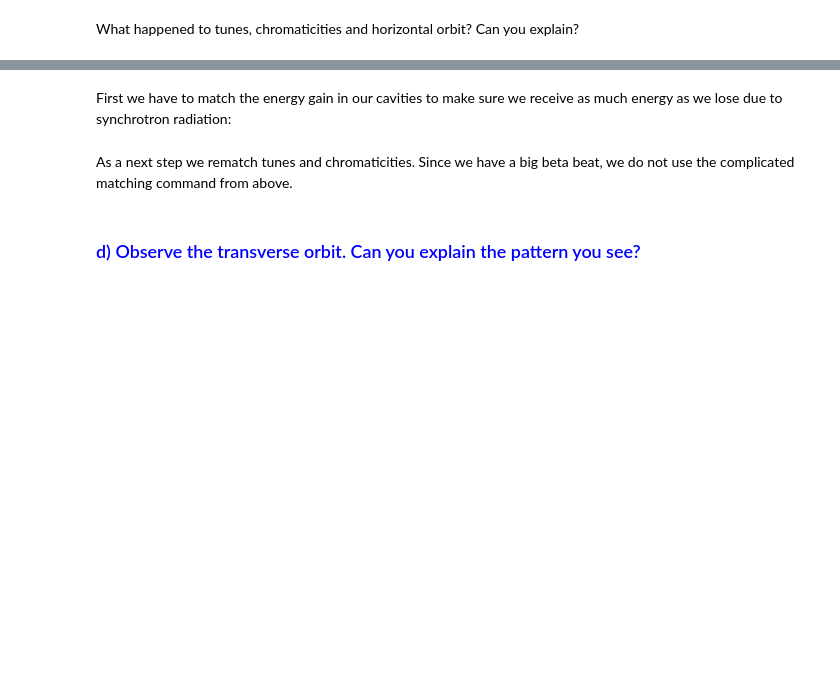
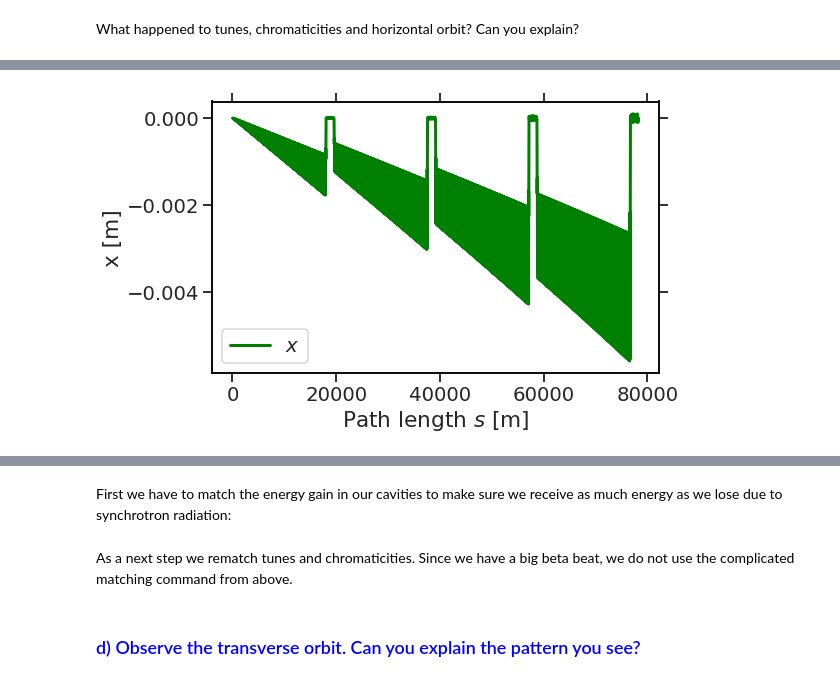
Before and after one commit to youcann/JUAS-2022-accelerator-workshop-group10, a Jupyter notebook: JUAS22_AccDesign_Topic-III-Lattice-Design.ipynb, the cells around one changed output, grey strips where cells are left out. Drawn from its saved outputs; the diff is of its cells as text; code cells hidden in the pictures; blank space fills up the shorter version.

```diff
--- a/JUAS22_AccDesign_Topic-III-Lattice-Design.ipynb
+++ b/JUAS22_AccDesign_Topic-III-Lattice-Design.ipynb
@@ -1905,3 +2001,12 @@ plt.legend();
+# %%
+plt.figure(figsize=(8, 5))
+plt.plot(twiss['s'], twiss['x'], label=r'$x$', color='green')
+plt.xlabel('Path length $s$ [m]')
+plt.ylabel(r'x [m]')
+plt.legend();
+# plt.xlim(65000,55000)
+# %% [output]
+[figure, added]
 # %%
 plt.figure(figsize=(8, 5))
 plt.plot(twiss['s'], twiss['Dx'], label=r'$D_x$', color='green')
```
Also changed, not shown: parts of 53 cells of this notebook.
